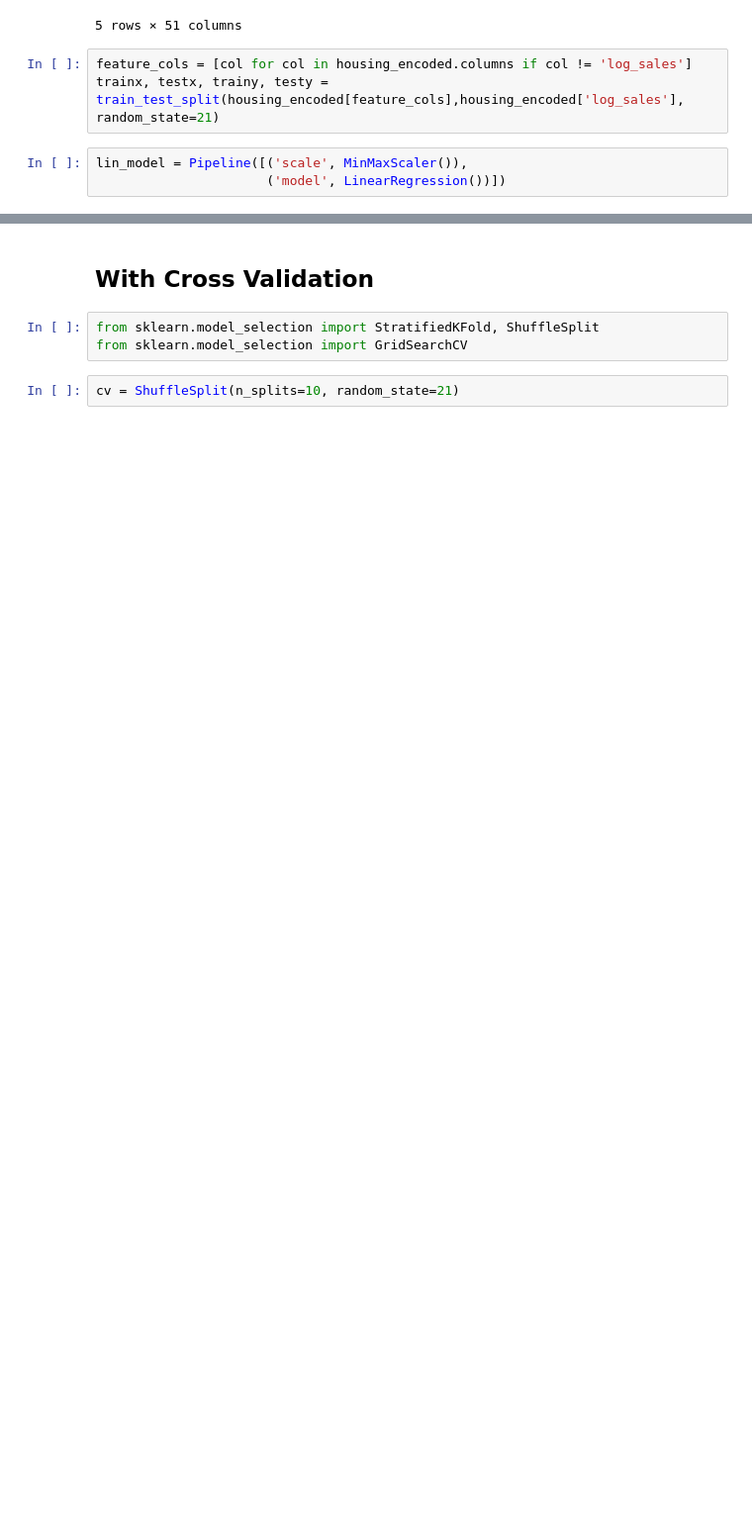
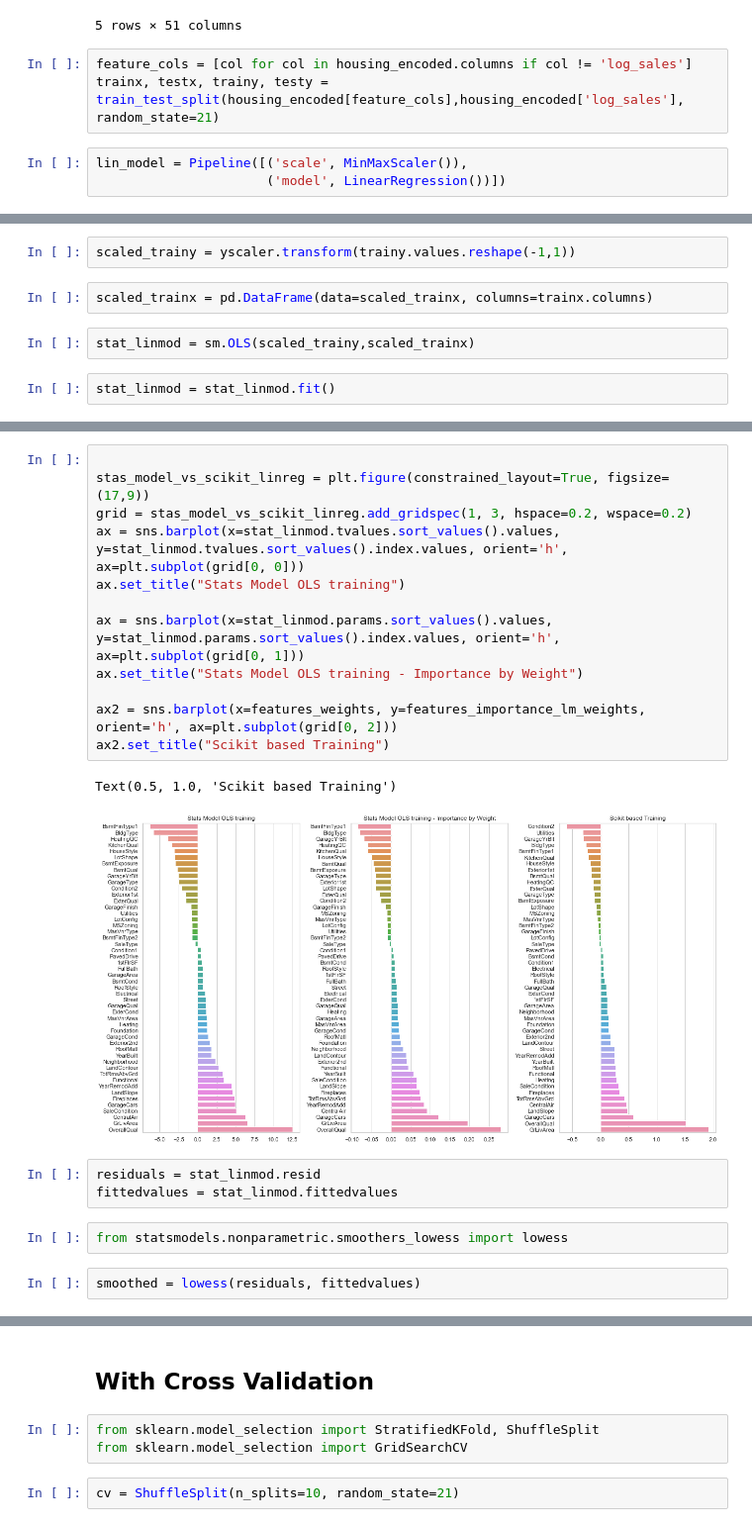
Before and after one commit to mayoor/stats-ml-exps, a Jupyter notebook: housing_data_analysis.ipynb, the cells around one changed output, grey strips where cells are left out. Shown at 99% size. Cells and saved outputs as stored; diff of their text form; blank space fills up the shorter version.

Commit message:
updated with model diagnosis

```diff
--- a/housing_data_analysis.ipynb
+++ b/housing_data_analysis.ipynb
@@ -235,0 +229,8 @@ sns.barplot(x=features_weights, y=features_importance_lm_weights, orient='h')
+# %%
+scaled_trainy = yscaler.transform(trainy.values.reshape(-1,1))
+# %%
+scaled_trainx = pd.DataFrame(data=scaled_trainx, columns=trainx.columns)
+# %%
+stat_linmod = sm.OLS(scaled_trainy,scaled_trainx)
+# %%
+stat_linmod = stat_linmod.fit()
@@ -235,0 +267,22 @@ sns.barplot(x=features_weights, y=features_importance_lm_weights, orient='h')
+# %%
+
+stas_model_vs_scikit_linreg = plt.figure(constrained_layout=True, figsize=(17,9))
+grid = stas_model_vs_scikit_linreg.add_gridspec(1, 3, hspace=0.2, wspace=0.2)
+ax = sns.barplot(x=stat_linmod.tvalues.sort_values().values, y=stat_linmod.tvalues.sort_values().index.values, orient='h', ax=plt.subplot(grid[0, 0]))
+ax.set_title("Stats Model OLS training")
+
+ax = sns.barplot(x=stat_linmod.params.sort_values().values, y=stat_linmod.params.sort_values().index.values, orient='h', ax=plt.subplot(grid[0, 1]))
+ax.set_title("Stats Model OLS training - Importance by Weight")
+
+ax2 = sns.barplot(x=features_weights, y=features_importance_lm_weights, orient='h', ax=plt.subplot(grid[0, 2]))
+ax2.set_title("Scikit based Training")
+# %% [output]
+Text(0.5, 1.0, 'Scikit based Training')
+[figure, added]
+# %%
+residuals = stat_linmod.resid
+fittedvalues = stat_linmod.fittedvalues
+# %%
+from statsmodels.nonparametric.smoothers_lowess import lowess
+# %%
+smoothed = lowess(residuals, fittedvalues)
```
Also changed, not shown: parts of 31 cells of this notebook, 1 other file.
